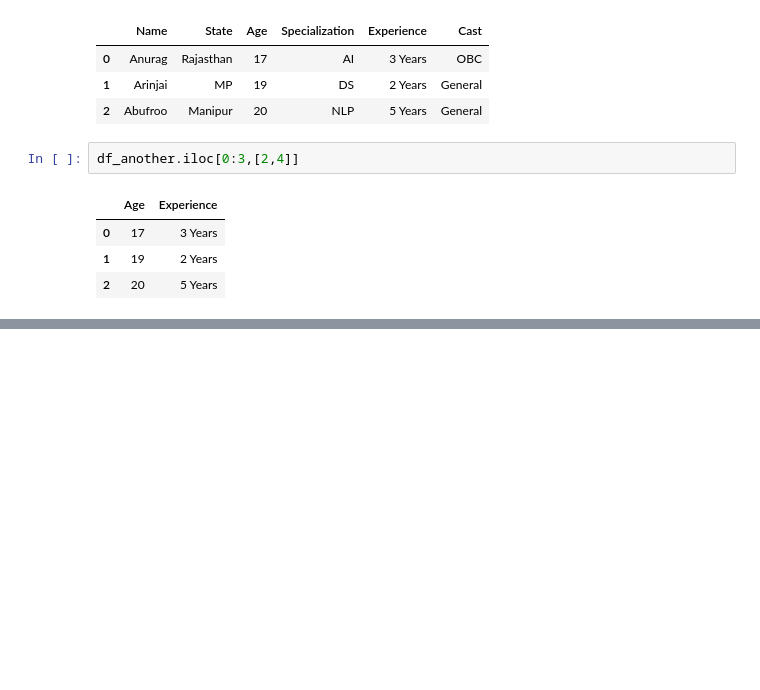
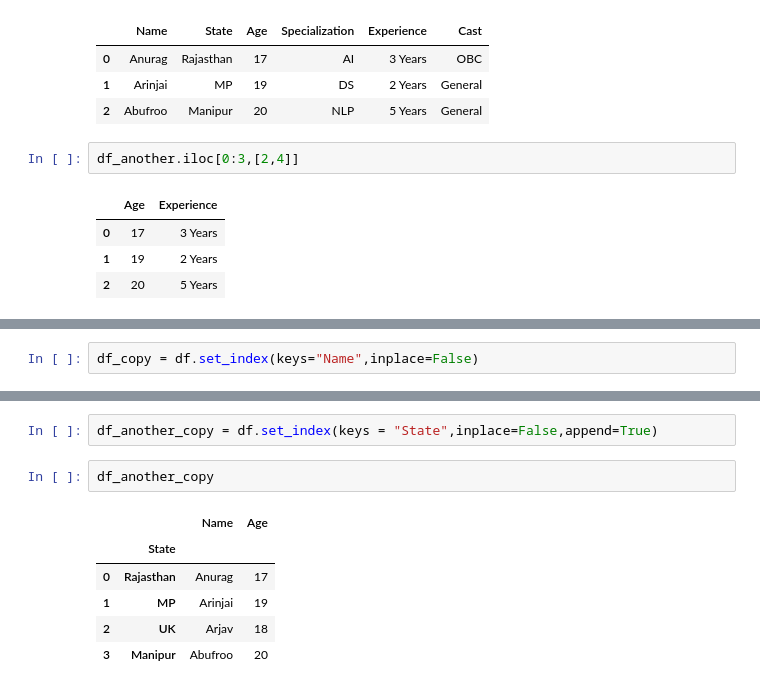
Before and after one commit to Dhakad-Anurag/Practice-Pandas, a Jupyter notebook: src.ipynb, the cells around one changed output, grey strips where cells are left out. Drawn from its saved outputs; the diff is of its cells as text; blank space fills up the shorter version.

Commit message:
Done - Using set_index function to replace integer indices of rows

```diff
--- a/src.ipynb
+++ b/src.ipynb
@@ -173,0 +176,2 @@ df_another.iloc[0:3,[2,4]]
+# %%
+df_copy = df.set_index(keys="Name",inplace=False)
@@ -173,0 +195,11 @@ df_another.iloc[0:3,[2,4]]
+# %%
+df_another_copy = df.set_index(keys = "State",inplace=False,append=True)
+# %%
+df_another_copy
+# %% [output]
+|  |  | Name | Age |
+|  | State |  |  |
+| 0 | Rajasthan | Anurag | 17 |
+| 1 | MP | Arinjai | 19 |
+| 2 | UK | Arjav | 18 |
+| 3 | Manipur | Abufroo | 20 |
```
Also changed, not shown: parts of 3 cells of this notebook.
